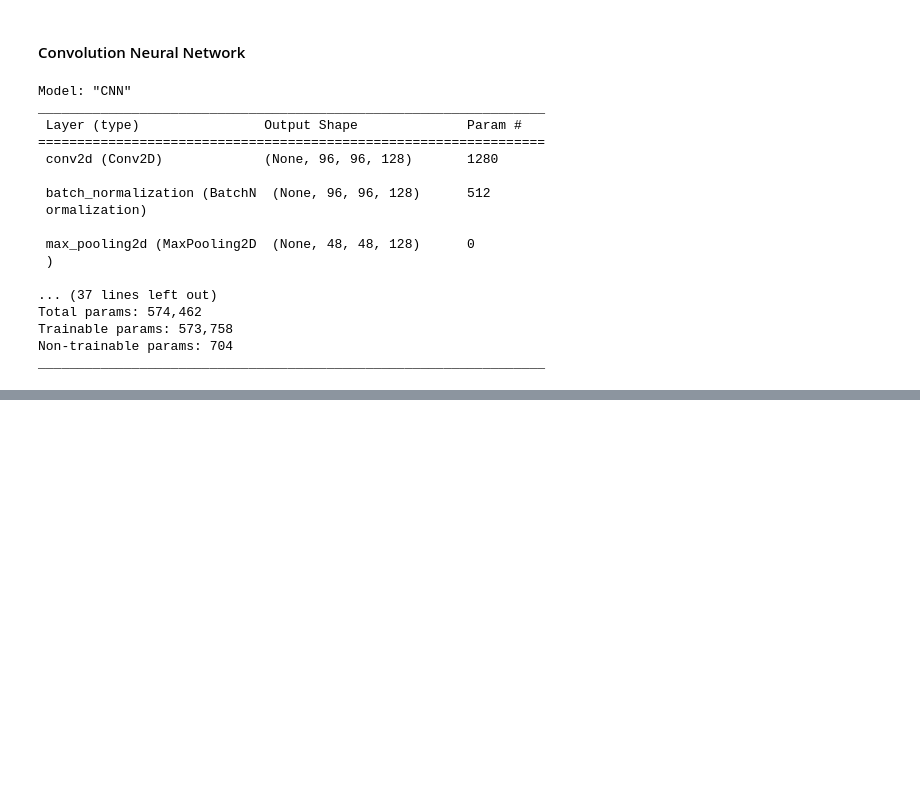
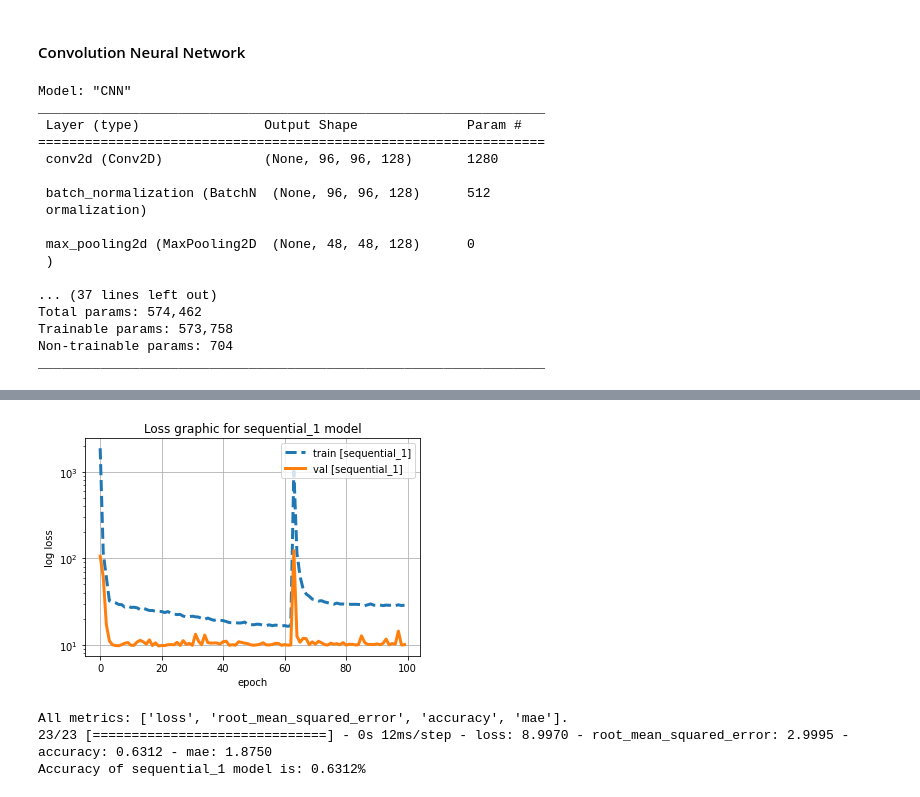
Before and after one commit to mdodovic/Facial-Keypoints-Detection, a Jupyter notebook: keypoints_detector.ipynb, the cells around one changed output, grey strips where cells are left out. Cells and saved outputs as stored; diff of their text form; code cells hidden in the pictures; blank space fills up the shorter version.

```diff
--- a/keypoints_detector.ipynb
+++ b/keypoints_detector.ipynb
@@ -549,0 +539,38 @@ plot_model(model, to_file='model.png')
+# %%
+# Define the model
+model_alexnet = Sequential()
+
+# Add the convolutional layers
+model_alexnet.add(Conv2D(96, kernel_size=(11, 11), strides=4, activation='relu', input_shape=(96, 96, 1), padding='same'))
+model_alexnet.add(MaxPool2D(pool_size=(3, 3), strides=2))
+
+model_alexnet.add(Conv2D(256, kernel_size=(5, 5), activation='relu', padding='same'))
+model_alexnet.add(MaxPool2D(pool_size=(3, 3), strides=2))
+
+model_alexnet.add(Conv2D(384, kernel_size=(3, 3), activation='relu', padding='same'))
+model_alexnet.add(Conv2D(384, kernel_size=(3, 3), activation='relu', padding='same'))
+model_alexnet.add(Conv2D(256, kernel_size=(3, 3), activation='relu', padding='same'))
+model_alexnet.add(MaxPool2D(pool_size=(3, 3), strides=2))
+
+# Flatten the feature maps
+model_alexnet.add(Flatten())
+
+# Add the dense layers
+model_alexnet.add(Dense(4096, activation='relu'))
+model_alexnet.add(Dropout(0.5))
+model_alexnet.add(Dense(4096, activation='relu'))
+model_alexnet.add(Dropout(0.5))
+
+# Output layer with 30 output parameters (x, y) float64 numbers
+model_alexnet.add(Dense(30))
+
+plot_model(model_alexnet, to_file='AlexNet.png', show_shapes=True)
+
+model_alexnet.summary()
+# %%
+model_alexnet.compile(optimizer='adam', loss='mean_squared_error', metrics=[RootMeanSquaredError(), 'accuracy', 'mae'])
+# %%
+history_alexnet = model_alexnet.fit(X_train, y_train, validation_data=(X_val, y_val),
+                                epochs=100,
+                                batch_size=32,
+                                shuffle=True)
@@ -549,0 +595,12 @@ plot_model(model, to_file='model.png')
+# %%
+plot_loss(history_alexnet.history, model_alexnet.name, plt)
+# %% [output]
+[figure, added]
+# %%
+print("All metrics: {}.".format(model_alexnet.metrics_names))
+evaluations_alexnet = model_alexnet.evaluate(X_test, y_test)
+print("Accuracy of {} model is: {:0.4f}%".format(model_alexnet.name, evaluations_alexnet[model_alexnet.metrics_names.index('accuracy')]))
+# %% [output]
+All metrics: ['loss', 'root_mean_squared_error', 'accuracy', 'mae'].
+23/23 [==============================] - 0s 12ms/step - loss: 8.9970 - root_mean_squared_error: 2.9995 - accuracy: 0.6312 - mae: 1.8750
+Accuracy of sequential_1 model is: 0.6312%
```
Also changed, not shown: parts of 58 cells of this notebook.
